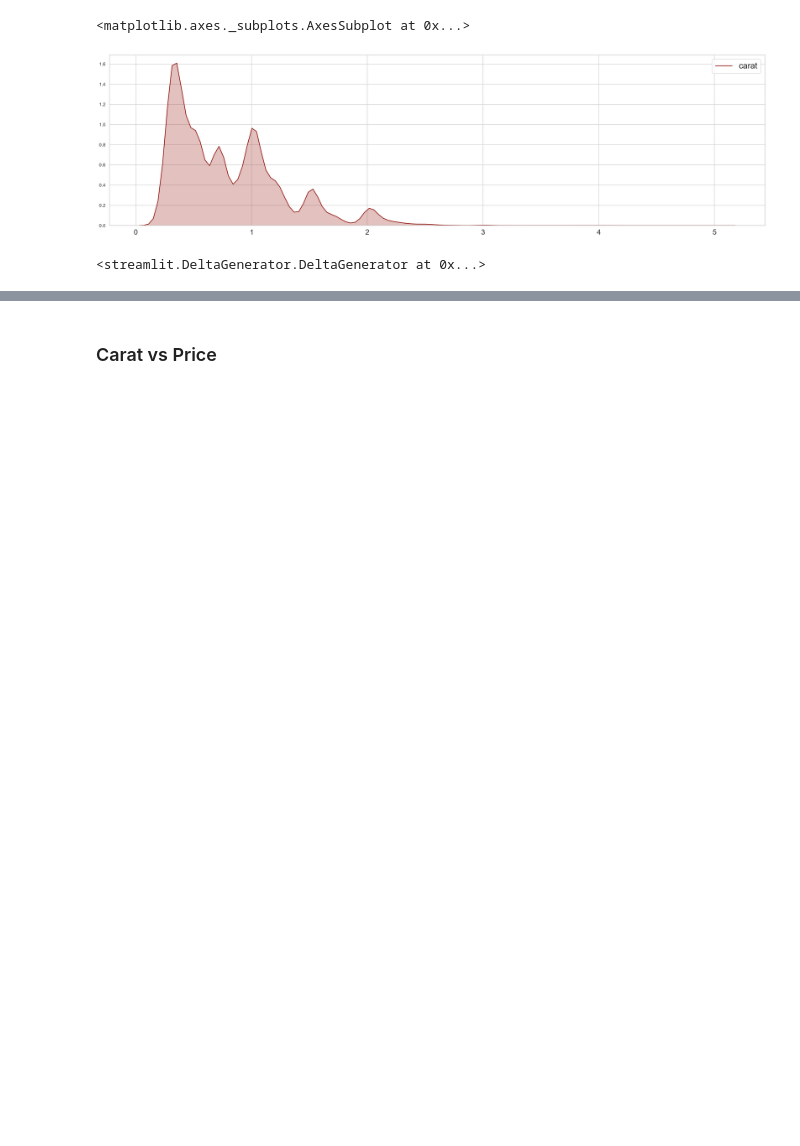
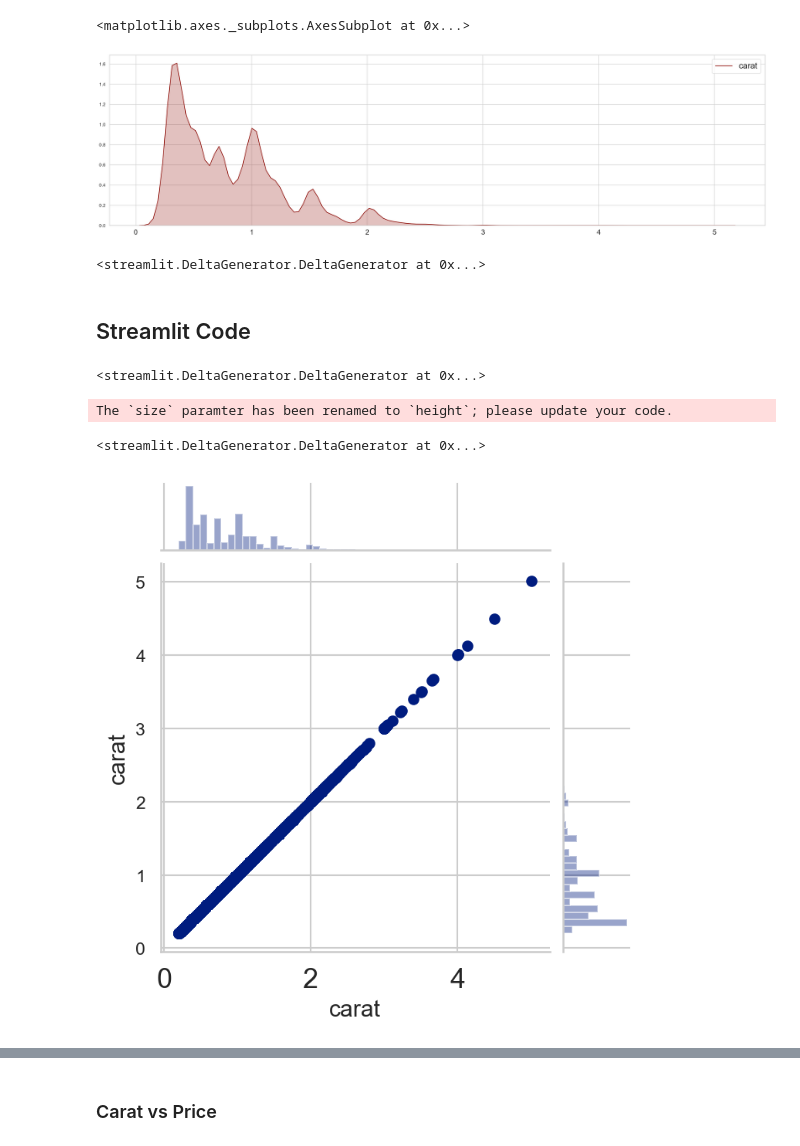
Before and after one commit to ultratronics/smart_systems_eindoefening, a Jupyter notebook: diamond/diamonds-in-depth-analysis.ipynb, the cells around one changed output, grey strips where cells are left out. Drawn from its saved outputs; the diff is of its cells as text; code cells hidden in the pictures; blank space fills up the shorter version.

Commit message:
Update Streamlit app

```diff
--- a/diamond/diamonds-in-depth-analysis.ipynb
+++ b/diamond/diamonds-in-depth-analysis.ipynb
@@ -356,3 +403,37 @@ Options = st.selectbox("Select Your options:", df['carat'])
 st.area_chart(df['carat'])
 # %% [output]
 <streamlit.DeltaGenerator.DeltaGenerator at 0x...>
+# %% [markdown]
+## Streamlit Code
+# %%
+# display data
+Value = { "carat": df['carat'],
+        "price": df['price'],
+        "depth": df['depth'],
+        "table": df['table'] }
+
+Selected2 = st.sidebar.selectbox("Kies Wat je wilt zien op de grafiek_1", list(Value.keys()),0)
+#st.write(Value[Selected], use_column_width= True, caption= Value[Selected2])
+
+st.area_chart(Value[Selected2])
+# %% [output]
+<streamlit.DeltaGenerator.DeltaGenerator at 0x...>
+# %%
+# display data
+Value2 = { "carat": df['carat'],
+        "price": df['price'],
+        "depth": df['depth'],
+        "table": df['table'] }
+
+SelectedX = st.sidebar.selectbox("Kies Wat je wilt zien op de X-as", list(Value2.keys()),0)
+#st.write(Value[Selected], use_column_width= True, caption= Value[Selected2])
+SelectedY = st.sidebar.selectbox("Kies Wat je wilt zien op de Y-as", list(Value2.keys()),0)
+#st.write(Value[Selected], use_column_width= True, caption= Value[Selected2])
+
+st.text("Show Grafiek_2")
+sns.jointplot(x= SelectedX , y= SelectedY , data=df , size=5)
+st.pyplot()
+# %% [output]
+The `size` paramter has been renamed to `height`; please update your code.
+<streamlit.DeltaGenerator.DeltaGenerator at 0x...>
+[figure, added]
```
Also changed, not shown: parts of 24 cells of this notebook, 3 other files.
